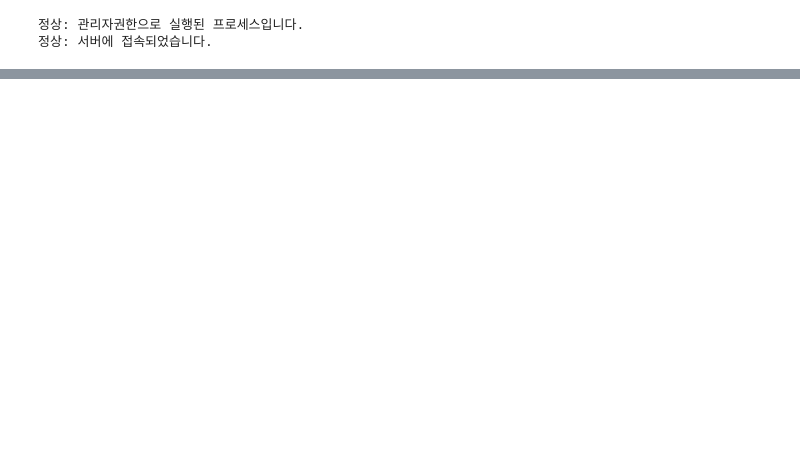
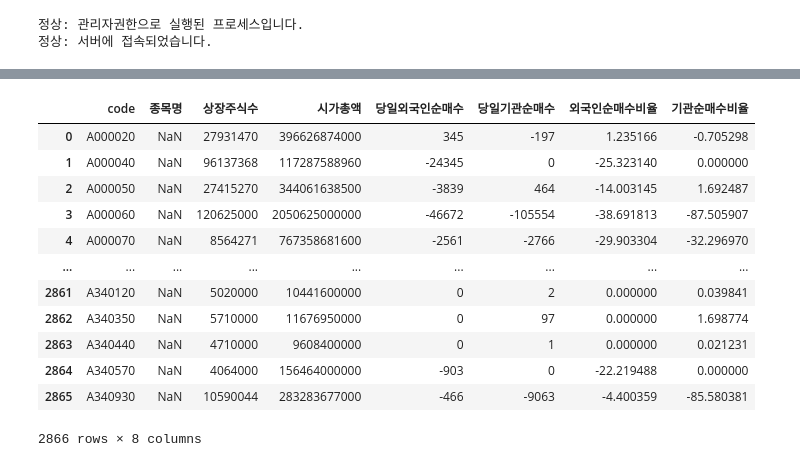
Before and after one commit to kimhwijin/django, a Jupyter notebook: 종목별 투자자 현황.ipynb, the cells around one changed output, grey strips where cells are left out. Drawn from its saved outputs; the diff is of its cells as text; code cells hidden in the pictures; blank space fills up the shorter version.

```diff
--- a/종목별 투자자 현황.ipynb
+++ b/종목별 투자자 현황.ipynb
@@ -146,24 +148,38 @@ objRq = win32com.client.Dispatch("CpSysDib.MarketEye")
 
 codeList = g_objCodeMgr.GetStockListByMarket(1)  # 거래소
 codeList2 = g_objCodeMgr.GetStockListByMarket(2)  # 코스닥
+print(codeList)
+print(codeList2)
 allcodelist = codeList + codeList2
 
-rqField = [0, 20] #요청 필드
+rqField = [0, 5 ,20,118,120] #요청 필드 종목코드 , 시가 , 상장주식수, 당일외국인순매수, 당일기관순매수
 rqCodeList = []
 
 
 
 sumcnt = 0
-df = None
-df = pd.DataFrame(columns=('code', '종목명', '상장주식수'))
+df = pd.DataFrame(columns=('code', '종목명', '상장주식수','시가총액','당일외국인순매수','당일기관순매수','외국인순매수비율','기관순매수비율'))
 
+'''
 for i, code in enumerate(allcodelist):
     rqCodeList.append(code)
     if len(rqCodeList) == 200:
         print(len(rqCodeList))
         rqCodeList = []
+'''
 
+codeindex = 0
+allcodeindex = len(allcodelist)
+print(allcodeindex)
 while True:
+    rqCodeList = []
+    for i in range(200):
+        if allcodeindex <= codeindex + i:
+            break
+        rqCodeList.append(allcodelist[codeindex + i])
+    codeindex += len(rqCodeList)
+
+
     remainCount = g_objCpStatus.GetLimitRemainCount(1)  # 1 시세 제한
     if remainCount <= 0:
         print('시세 연속 조회 제한 회피를 위해 sleep', g_objCpStatus.LimitRequestRemainTime)
@@ -178,16 +194,24 @@ while True:
 
     cnt = objRq.GetHeaderValue(2)
     sumcnt += cnt
-    print(cnt)
     print(sumcnt)
-
     for i in range(cnt):
         item = {}
-        item['code'] = objRq.GetDataValue(0, i)
-        item['상장주식수'] = objRq.GetDataValue(1, i)
+        item['code'] = objRq.GetDataValue(0, i) #종목코드
+        curval = objRq.GetDataValue(1, i) #시가
+        if curval == 0:
+            continue #정지종목은 시가가 0
+        item['상장주식수'] = objRq.GetDataValue(2, i) #상장주식수
+        item['시가총액'] = item['상장주식수'] * curval #시가총액
+        item['당일외국인순매수'] = objRq.GetDataValue(3, i) #당일외국인순매수
+        item['당일기관순매수'] = objRq.GetDataValue(4, i) #당일외국인순매수
+        item['외국인순매수비율'] = item['당일외국인순매수']  / (item['상장주식수'] / 100000)
+        item['기관순매수비율'] = item['당일기관순매수'] / (item['상장주식수'] / 100000)
+
 
         df.loc[len(df)] = item
 
-    if sumcnt > 3000:
+    if sumcnt >= allcodeindex:
         break
+df
 # %% [output]
@@ -210,0 +236,13 @@ while True:
+|  | code | 종목명 | 상장주식수 | 시가총액 | 당일외국인순매수 | 당일기관순매수 | 외국인순매수비율 | 기관순매수비율 |
+| 0 | A000020 | NaN | 27931470 | 396626874000 | 345 | -197 | 1.235166 | -0.705298 |
+| 1 | A000040 | NaN | 96137368 | 117287588960 | -24345 | 0 | -25.323140 | 0.000000 |
+| 2 | A000050 | NaN | 27415270 | 344061638500 | -3839 | 464 | -14.003145 | 1.692487 |
+| 3 | A000060 | NaN | 120625000 | 2050625000000 | -46672 | -105554 | -38.691813 | -87.505907 |
+| 4 | A000070 | NaN | 8564271 | 767358681600 | -2561 | -2766 | -29.903304 | -32.296970 |
+| ... | ... | ... | ... | ... | ... | ... | ... | ... |
+| 2861 | A340120 | NaN | 5020000 | 10441600000 | 0 | 2 | 0.000000 | 0.039841 |
+| 2862 | A340350 | NaN | 5710000 | 11676950000 | 0 | 97 | 0.000000 | 1.698774 |
+| 2863 | A340440 | NaN | 4710000 | 9608400000 | 0 | 1 | 0.000000 | 0.021231 |
+| 2864 | A340570 | NaN | 4064000 | 156464000000 | -903 | 0 | -22.219488 | 0.000000 |
+| 2865 | A340930 | NaN | 10590044 | 283283677000 | -466 | -9063 | -4.400359 | -85.580381 |
+2866 rows × 8 columns
```
Also changed, not shown: parts of 5 cells of this notebook, 1 other file.
